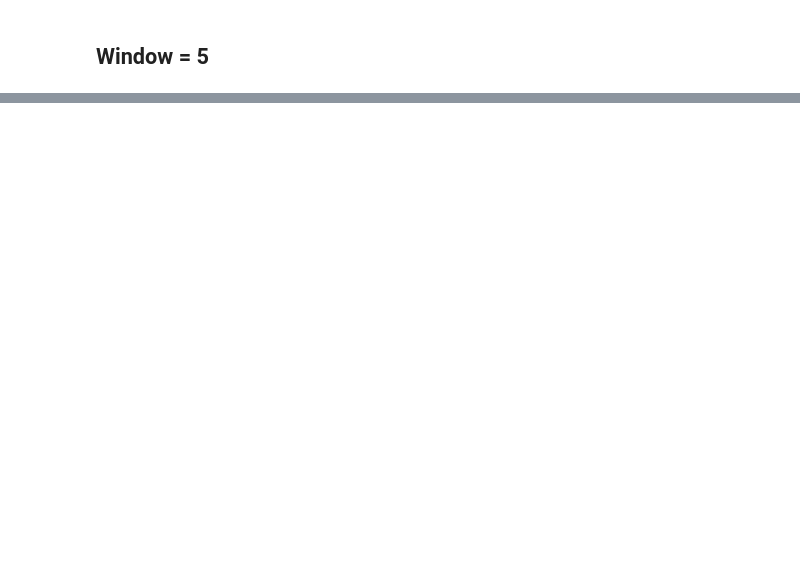
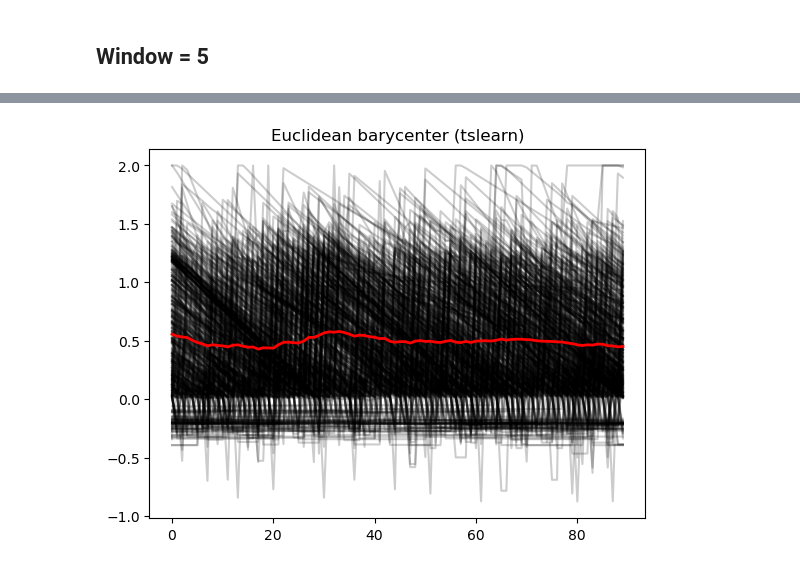
Before and after one commit to VascoPM/SHS-DeepClustering, a Jupyter notebook: Exploration_DTW-Libraries.ipynb, the cells around one changed output, grey strips where cells are left out. Saved outputs shown, nothing was run; the diff lists cells and outputs as text; code cells hidden in the pictures; blank space fills up the shorter version.

```diff
--- a/Exploration_DTW-Libraries.ipynb
+++ b/Exploration_DTW-Libraries.ipynb
@@ -271,0 +336,5 @@ Text(0, 0.5, 'seconds')
+# %%
+plt.title("Euclidean barycenter (tslearn)")
+plot_barycenter(sol_data, ts_euc_center(sol_data).ravel())
+# %% [output]
+[figure, added]
```
Also changed, not shown: parts of 39 cells of this notebook, 2 other files.
